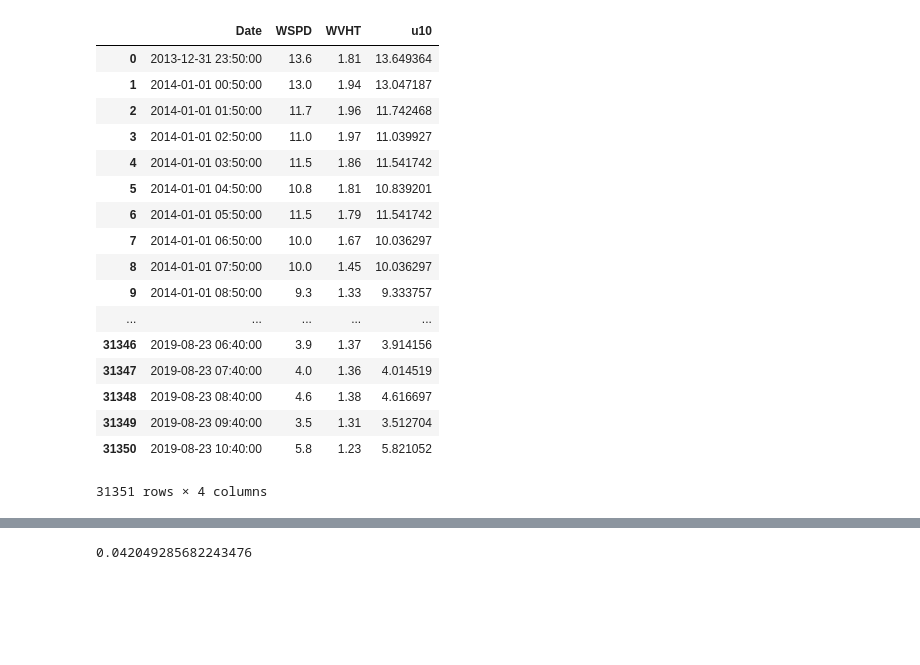
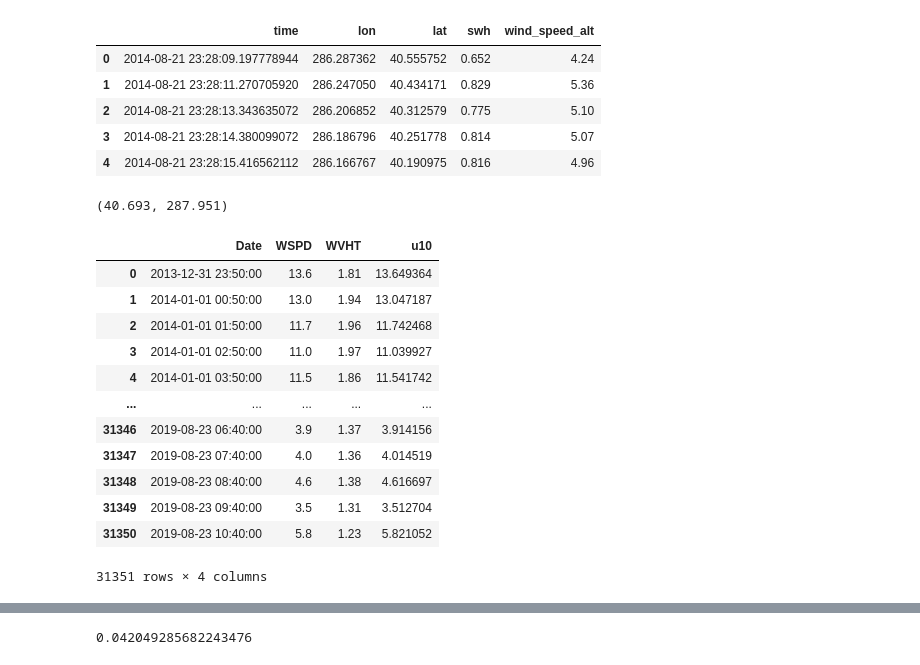
Before and after one commit to New-England-Offshore-Wind-Energy/Remote-Sensing-2021, a Jupyter notebook: 44017_25.ipynb, the cells around one changed output, grey strips where cells are left out. Cells and saved outputs as stored; diff of their text form; code cells hidden in the pictures; blank space fills up the shorter version.

Commit message:
make notebooks reproducible on binder

```diff
--- a/44017_25.ipynb
+++ b/44017_25.ipynb
@@ -106,9 +100,23 @@ swh_sa.to_csv(r"C:\\Users\\User123\\Documents\\swh_sa.csv")
+# %%
+# read the file and load AltiKa data (start here if using binder)
+swh_sa = pd.read_csv("swh_sa.csv", sep='\t')
+swh_sa.head()
+# %% [output]
+|  | time | lon | lat | swh | wind_speed_alt |
+| 0 | 2014-08-21 23:28:09.197778944 | 286.287362 | 40.555752 | 0.652 | 4.24 |
+| 1 | 2014-08-21 23:28:11.270705920 | 286.247050 | 40.434171 | 0.829 | 5.36 |
+| 2 | 2014-08-21 23:28:13.343635072 | 286.206852 | 40.312579 | 0.775 | 5.10 |
+| 3 | 2014-08-21 23:28:14.380099072 | 286.186796 | 40.251778 | 0.814 | 5.07 |
+| 4 | 2014-08-21 23:28:15.416562112 | 286.166767 | 40.190975 | 0.816 | 4.96 |
 # %%
 #.xlsx file directory of buoy locations (longitude, latitude)
 #Alternatively, you can set the variable b44017=(latitude, longitude+360)
-buoys = pd.read_excel('C:\\Users\\User123\\Documents\\buoys.xlsx', header=0, index_col=None, usecols="D:E")
+
+buoys = pd.read_excel('buoys.xlsx', header=0, index_col=None, usecols="D:E")
 b44017 = (buoys['Latitude'][3],buoys['Longitude'][3]+360)
 b44017
+# %% [output]
+(40.693, 287.951)
 # %%
 def parse(yr, mo, doy, hr, min):
     yr, mo, doy, hr, min = [int(x) for x in [yr, mo, doy, hr, min]]
@@ -116,31 +124,27 @@ def parse(yr, mo, doy, hr, min):
     return dt
 # %%
 #directory to buoy 44017 files
-path = r'C:\\Users\\User123\\Documents\\44017_buoy_files'
+
+path = r'44017/'
 all_files = glob.glob(path + "/*.txt")
 
 b44017_wind_wave = pd.concat((pd.read_csv(f, delim_whitespace=True,
                          skiprows=lambda x: x == 1, usecols=[0,1,2,3,4,6,8], header=0, date_parser=parse,
                           parse_dates={'Date':['#YY','MM','DD','hh','mm']}) for f in all_files))
 b44017_wind_wave = b44017_wind_wave[(b44017_wind_wave.WVHT !=99) & (b44017_wind_wave.WVHT > 0.0) &
                                    (b44017_wind_wave.WSPD !=99) & (b44017_wind_wave.WSPD > 0.0)]
 b44017_wind_wave.reset_index(inplace=True)
 b44017_wind_wave.drop('index', 1, inplace=True)
 #b44017_wind_wave['u10'] = b44017_wind_wave['WSPD']*(10/4.1)**0.11
 b44017_wind_wave['u10'] = b44017_wind_wave['WSPD']*np.sqrt((0.4**2)/0.0014)*(1/(np.log(4.1/0.000097)))
-b44017_wind_wave
+b44017_wind_wave.head()
 # %% [output]
 |  | Date | WSPD | WVHT | u10 |
 | 0 | 2013-12-31 23:50:00 | 13.6 | 1.81 | 13.649364 |
 | 1 | 2014-01-01 00:50:00 | 13.0 | 1.94 | 13.047187 |
 | 2 | 2014-01-01 01:50:00 | 11.7 | 1.96 | 11.742468 |
 | 3 | 2014-01-01 02:50:00 | 11.0 | 1.97 | 11.039927 |
 | 4 | 2014-01-01 03:50:00 | 11.5 | 1.86 | 11.541742 |
-| 5 | 2014-01-01 04:50:00 | 10.8 | 1.81 | 10.839201 |
-| 6 | 2014-01-01 05:50:00 | 11.5 | 1.79 | 11.541742 |
-| 7 | 2014-01-01 06:50:00 | 10.0 | 1.67 | 10.036297 |
-| 8 | 2014-01-01 07:50:00 | 10.0 | 1.45 | 10.036297 |
-| 9 | 2014-01-01 08:50:00 | 9.3 | 1.33 | 9.333757 |
 | ... | ... | ... | ... | ... |
 | 31346 | 2019-08-23 06:40:00 | 3.9 | 1.37 | 3.914156 |
 | 31347 | 2019-08-23 07:40:00 | 4.0 | 1.36 | 4.014519 |
```
Also changed, not shown: parts of 25 cells of this notebook, 5 other files.
